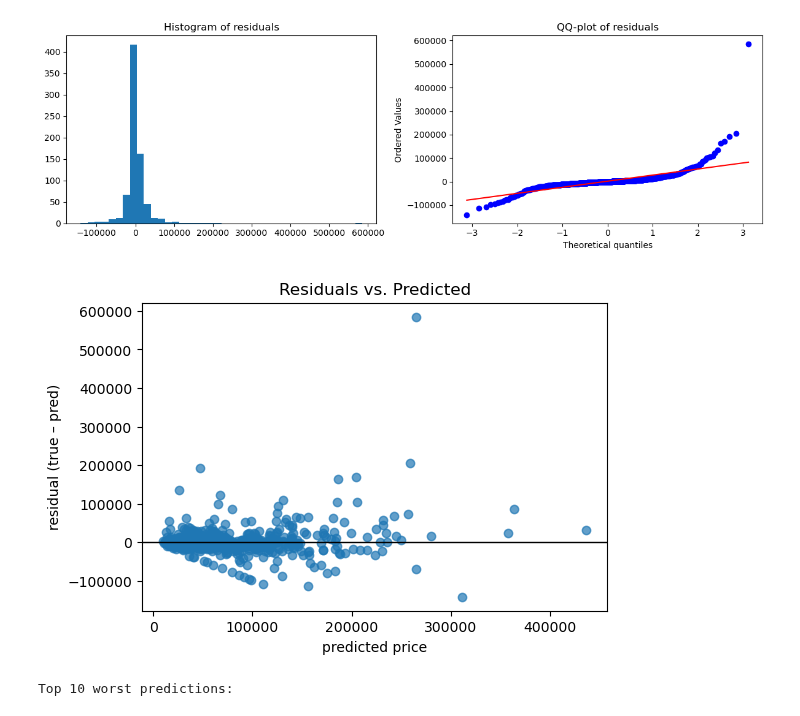
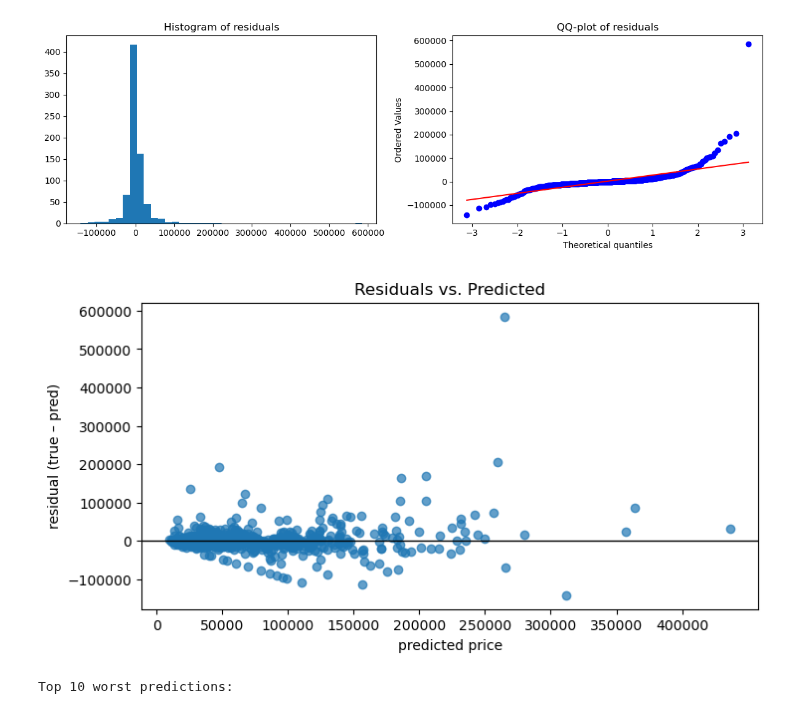
Before and after one commit to RioPramana21/Ctrl-Price-Taking-Control-of-Used-Car-Valuations-with-ML, a Jupyter notebook: code_files/feature_engineering_and_modelling.ipynb, the cells around one changed output. Cells and saved outputs as stored; diff of their text form; code cells hidden in the pictures.

```diff
--- a/code_files/feature_engineering_and_modelling.ipynb
+++ b/code_files/feature_engineering_and_modelling.ipynb
@@ -755,15 +755,16 @@ plt.tight_layout()
 # %% [output]
 [figure]
 # %%
-plt.figure(figsize=(6,4))
+plt.figure(figsize=(8,4))
 plt.scatter(df_resid["y_pred"], df_resid["residual"], alpha=0.7)
 plt.axhline(0, color="black", lw=1)
 plt.xlabel("predicted price")
 plt.ylabel("residual (true – pred)")
+plt.xticks(50000 * np.arange(9), rotation=0)
 plt.title("Residuals vs. Predicted")
 plt.show()
 # %% [output]
-[figure, old version]
+[figure, new version]
 # %%
 # 3) tag the "outliers" where absolute-resid > 3×std
 rstd = df_resid["residual"].std()
```
Also changed, not shown: parts of 3 cells of this notebook.
